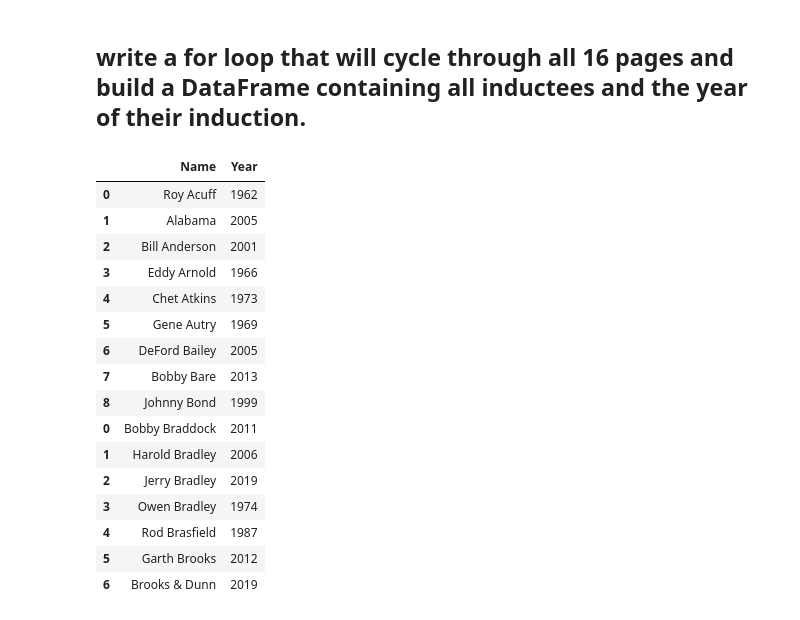
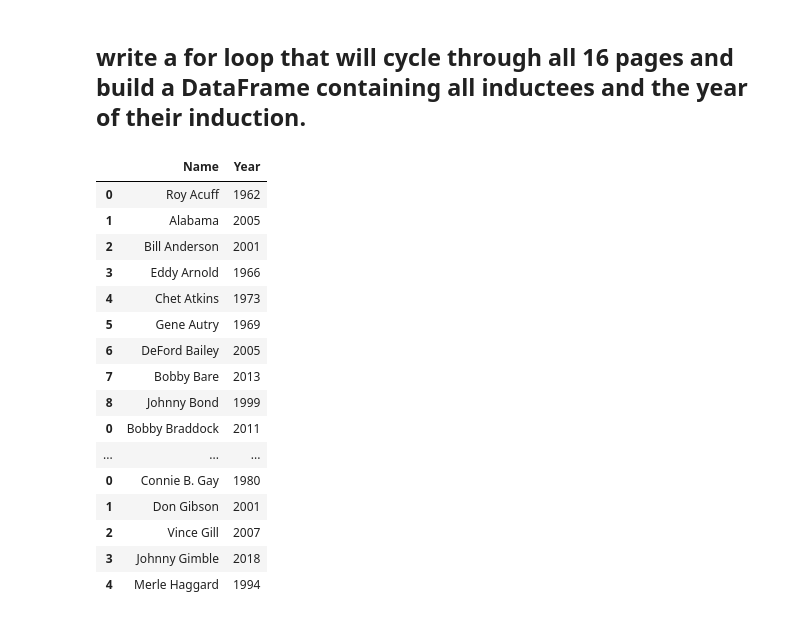
Before and after one commit to dhoza/country_music_hof_webscraping_python, a Jupyter notebook: Country_Music_webscraping_python.ipynb, the cells around one changed output. Saved outputs shown, nothing was run; the diff lists cells and outputs as text; code cells hidden in the pictures.

```diff
--- a/Country_Music_webscraping_python.ipynb
+++ b/Country_Music_webscraping_python.ipynb
@@ -305,24 +287,3 @@ for page in range(1,17):
     dict={'Name':result_list,'Year':b}
     df= pd.DataFrame(dict)
     final_df = final_df.append(df)
-# %%
-
-final_df.head(16)
-# %% [output]
-|  | Name | Year |
-| 0 | Roy Acuff | 1962 |
-| 1 | Alabama | 2005 |
-| 2 | Bill Anderson | 2001 |
-| 3 | Eddy Arnold | 1966 |
-| 4 | Chet Atkins | 1973 |
-| 5 | Gene Autry | 1969 |
-| 6 | DeFord Bailey | 2005 |
-| 7 | Bobby Bare | 2013 |
-| 8 | Johnny Bond | 1999 |
-| 0 | Bobby Braddock | 2011 |
-| 1 | Harold Bradley | 2006 |
-| 2 | Jerry Bradley | 2019 |
-| 3 | Owen Bradley | 1974 |
-| 4 | Rod Brasfield | 1987 |
-| 5 | Garth Brooks | 2012 |
-| 6 | Brooks & Dunn | 2019 |
@@ -328,0 +312,21 @@ final_df.head(16)
+# %%
+final_df.head(50)
+#len(final_df.index)
+# %% [output]
+|  | Name | Year |
+| 0 | Roy Acuff | 1962 |
+| 1 | Alabama | 2005 |
+| 2 | Bill Anderson | 2001 |
+| 3 | Eddy Arnold | 1966 |
+| 4 | Chet Atkins | 1973 |
+| 5 | Gene Autry | 1969 |
+| 6 | DeFord Bailey | 2005 |
+| 7 | Bobby Bare | 2013 |
+| 8 | Johnny Bond | 1999 |
+| 0 | Bobby Braddock | 2011 |
+| ... | ... | ... |
+| 0 | Connie B. Gay | 1980 |
+| 1 | Don Gibson | 2001 |
+| 2 | Vince Gill | 2007 |
+| 3 | Johnny Gimble | 2018 |
+| 4 | Merle Haggard | 1994 |
```
Also changed, not shown: parts of 19 cells of this notebook.
